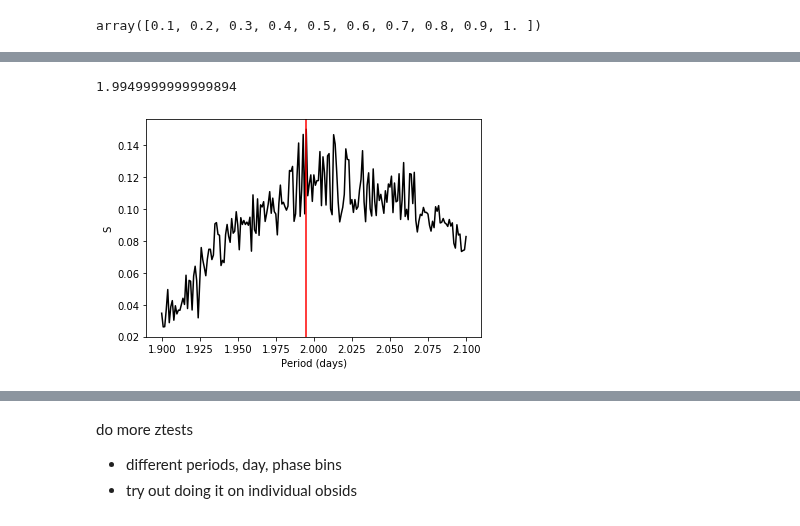
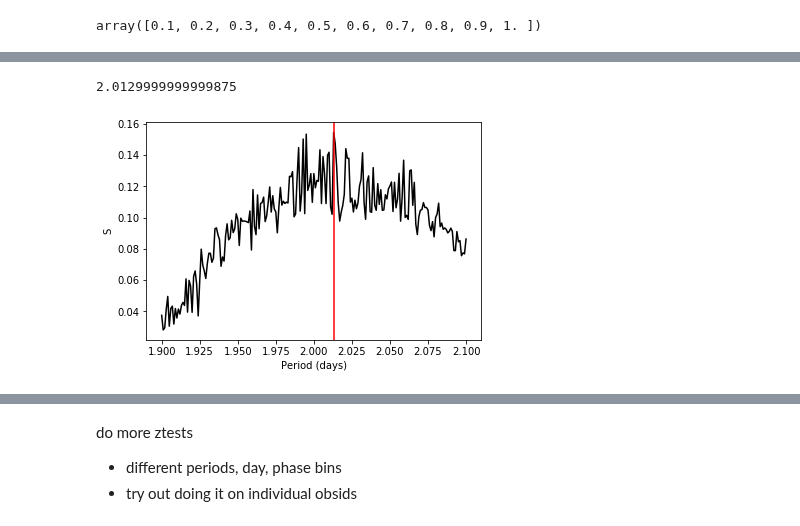
Before and after one commit to lenatreiber/LXP69.5, a Jupyter notebook: 2ULX7-Folding.ipynb, the cells around one changed output, grey strips where cells are left out. Saved outputs shown, nothing was run; the diff lists cells and outputs as text; code cells hidden in the pictures.

```diff
--- a/2ULX7-Folding.ipynb
+++ b/2ULX7-Folding.ipynb
@@ -275,7 +333,7 @@ np.arange(1/10,1+1/10,1/10)
 # %% [output]
 array([0.1, 0.2, 0.3, 0.4, 0.5, 0.6, 0.7, 0.8, 0.9, 1. ])
 # %%
-def nfold(evt,pd,dbin=0.1,pbins=16,color='red',linestyle='solid'):
+def nfold(evt,pd,dbin=0.1,pbins=16,color='red',linestyle='solid',plot=True):
     '''
     new fold function: plot original folded points and line using phase-fold
     assumes you want detrended data for now
@@ -301,13 +359,14 @@ def nfold(evt,pd,dbin=0.1,pbins=16,color='red',linestyle='solid'):
         tempfr = fr[fr['phase']<=p]
         tempfr = tempfr[tempfr['phase']>p-1/pbins]
         avgs.append(np.mean(tempfr['det']))
-    plt.figure(figsize=(8,4))
     endb2 = np.concatenate([np.array([0]),endb])
-    mid = (endb2[1:]+endb2[:-1])/2
-    plt.plot(mid,avgs,color=color,linestyle=linestyle)
-    plt.ylabel('Normalized Rate')
-    plt.xlabel('Phase ('+str(pd)+'d)')
-    plt.errorbar(fr['phase'],fr['det'],yerr=fr['det err'],linestyle='none',marker='o',color='black')
+    if plot:
+        plt.figure(figsize=(8,4))
+        mid = (endb2[1:]+endb2[:-1])/2
+        plt.plot(mid,avgs,color=color,linestyle=linestyle)
+        plt.ylabel('Normalized Rate')
+        plt.xlabel('Phase ('+str(pd)+'d)')
+        plt.errorbar(fr['phase'],fr['det'],yerr=fr['det err'],linestyle='none',marker='o',color='black')
 
     return fr,avgs
 # %%
@@ -323,11 +382,13 @@ sf('fold0.5_30')
 # %%
-def ztest(evt,pds,dbin=0.1,pbins=16,scatter=False):
+def ztest(evt,pds,dbin=0.1,pbins=16,scatter=False,var=False):
     '''Perform ztest for some set of periods, with given binnings.'''
     slist = []
     for p in pds:
         fr,avgs = nfold(evt,p,dbin=dbin,pbins=pbins,color='red',linestyle='solid')
-        mean = np.mean(avgs)
-        s = np.sum(((avgs-mean)**2)/np.sqrt(mean)**2)
+        mean = np.nanmean(avgs)
+#         s = np.nansum(((avgs-mean)**2)/np.sqrt(mean)**2)
+        if var:s = np.nanvar(avgs)
+        else:s = np.nansum(((avgs-mean)**2)/np.sqrt(mean)**2)
         slist.append(s)
     plt.close()
     if scatter: plt.scatter(pds,slist,color='black')
@@ -343,8 +410,9 @@ def ztest(evt,pds,dbin=0.1,pbins=16,scatter=False):
 # %%
 slist = ztest(fr,np.arange(1.9,2.1,.001))
+sf('ztestpds')
 # %% [output]
-1.9949999999999894
+2.0129999999999875
-[figure, old version]
+[figure, new version]
 # %%
 slist = ztest(fr,np.arange(1.9,2.1,.001),dbin=0.05,pbins=10,scatter=True)
 # %% [output]
```
Also changed, not shown: parts of 36 cells of this notebook.
